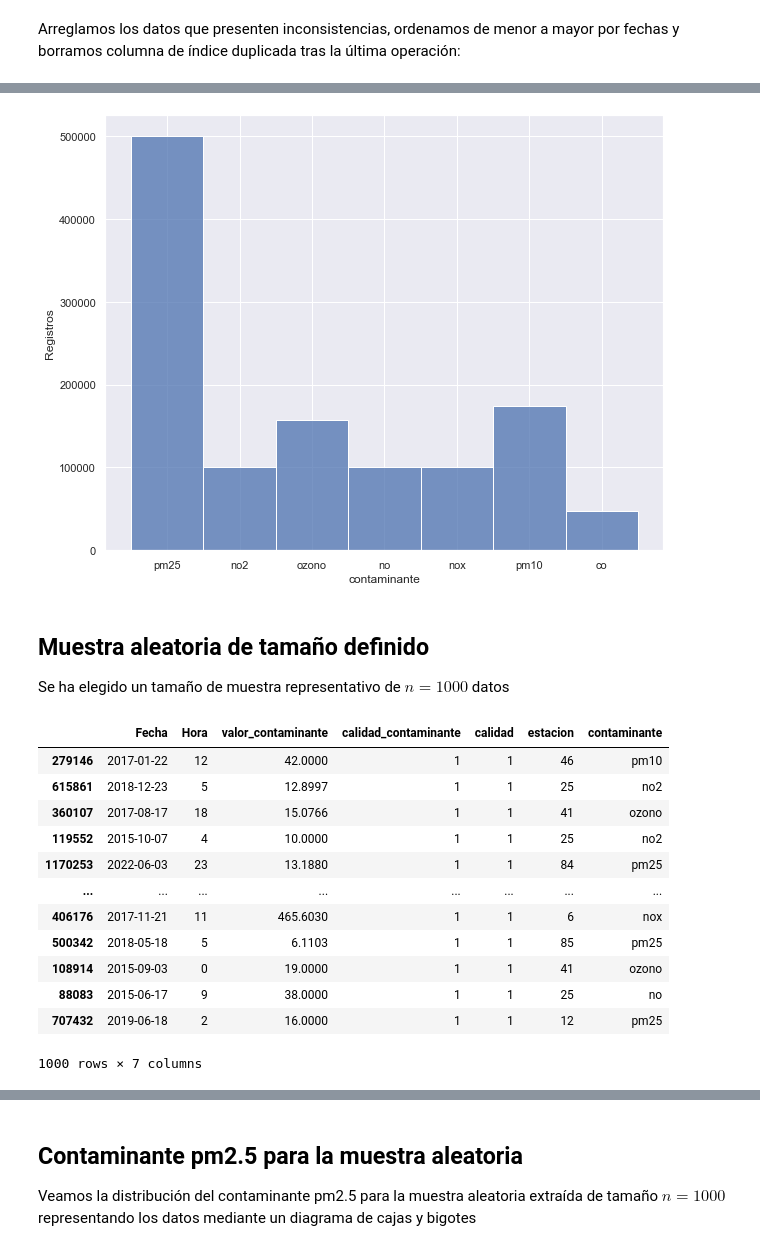
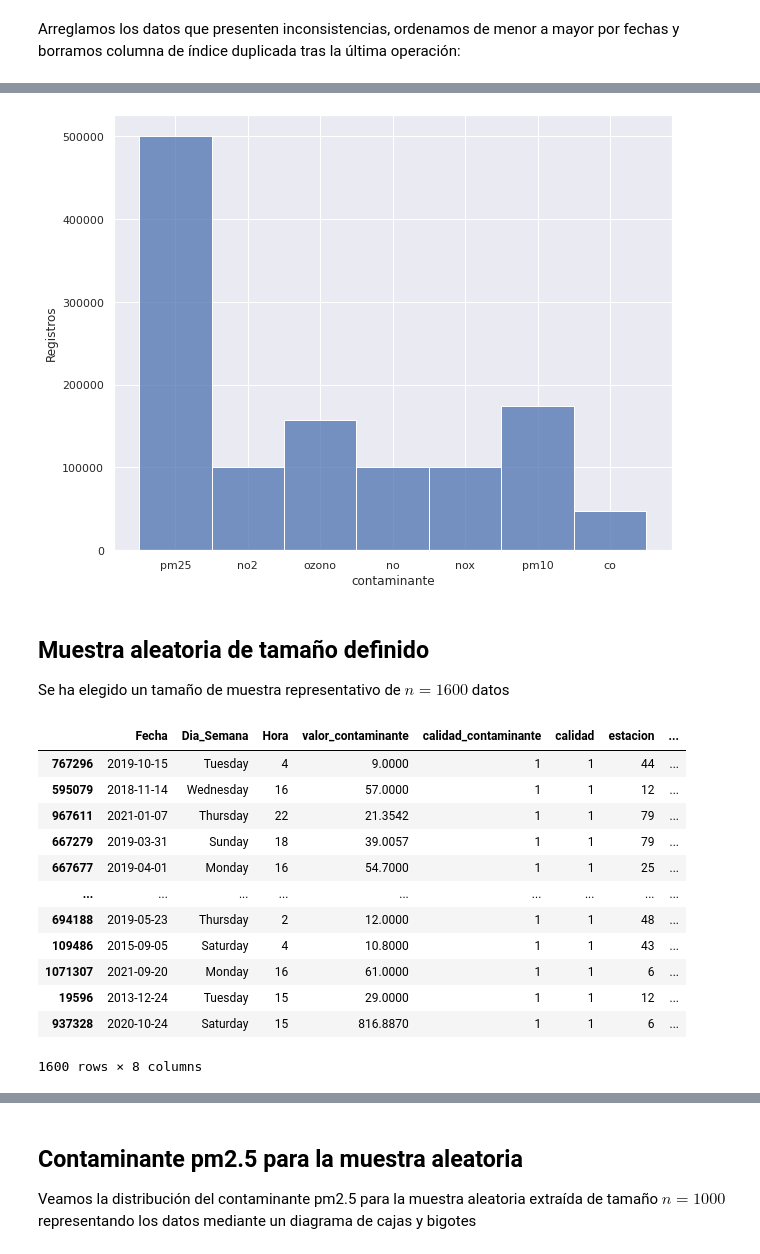
Before and after one commit to LeoUribC/CITRA_DataScience, a Jupyter notebook: Contaminantes/analisis_contaminantes.ipynb, the cells around one changed output, grey strips where cells are left out. Drawn from its saved outputs; the diff is of its cells as text; code cells hidden in the pictures.

```diff
--- a/Contaminantes/analisis_contaminantes.ipynb
+++ b/Contaminantes/analisis_contaminantes.ipynb
@@ -34,6 +36,15 @@ def ToFloat(df):
             return float(df)
     else:
         return float(df)
+
+# Funcion para extraer los dias de la semana
+def DayOfWeek(df):
+    return df.strftime('%A')
 # %%
 # Reemplazando valores en la columna a aplicar la funcion ToFloat
 datosContaminantes["valor_contaminante"] = datosContaminantes["valor_contaminante"].apply(ToFloat)
+
+# insertando los dias
+datosContaminantes.insert(1, "Dia_Semana", np.array( datosContaminantes["Fecha"].apply(DayOfWeek) ) )
+
+datosContaminantes
@@ -84,28 +109,28 @@ sns.histplot(data=datosContaminantes, x="contaminante")
 plt.ylabel('Registros')
 sns.set(rc={'figure.figsize':(10, 8)}); plt.grid(); plt.show()
 # %% [output]
-[figure, old version]
+[figure, new version]
 # %% [markdown]
 ## **Muestra aleatoria de tamaño definido**
 
-Se ha elegido un tamaño de muestra representativo de $n=1000$ datos
+Se ha elegido un tamaño de muestra representativo de $n=1600$ datos
 # %%
-muestraContaminantes = datosContaminantes.sample(n=1000)  # muestra aleatoria de tamaño 1000
+muestraContaminantes = datosContaminantes.sample(n=1600)  # muestra aleatoria de tamaño 1000
 muestraContaminantes
 # %% [output]
-|  | Fecha | Hora | valor_contaminante | calidad_contaminante | calidad | estacion | contaminante |
-| 279146 | 2017-01-22 | 12 | 42.0000 | 1 | 1 | 46 | pm10 |
-| 615861 | 2018-12-23 | 5 | 12.8997 | 1 | 1 | 25 | no2 |
-| 360107 | 2017-08-17 | 18 | 15.0766 | 1 | 1 | 41 | ozono |
-| 119552 | 2015-10-07 | 4 | 10.0000 | 1 | 1 | 25 | no2 |
-| 1170253 | 2022-06-03 | 23 | 13.1880 | 1 | 1 | 84 | pm25 |
-| ... | ... | ... | ... | ... | ... | ... | ... |
-| 406176 | 2017-11-21 | 11 | 465.6030 | 1 | 1 | 6 | nox |
-| 500342 | 2018-05-18 | 5 | 6.1103 | 1 | 1 | 85 | pm25 |
-| 108914 | 2015-09-03 | 0 | 19.0000 | 1 | 1 | 41 | ozono |
-| 88083 | 2015-06-17 | 9 | 38.0000 | 1 | 1 | 25 | no |
-| 707432 | 2019-06-18 | 2 | 16.0000 | 1 | 1 | 12 | pm25 |
+|  | Fecha | Dia_Semana | Hora | valor_contaminante | calidad_contaminante | calidad | estacion | ... |
+| 767296 | 2019-10-15 | Tuesday | 4 | 9.0000 | 1 | 1 | 44 | ... |
+| 595079 | 2018-11-14 | Wednesday | 16 | 57.0000 | 1 | 1 | 12 | ... |
+| 967611 | 2021-01-07 | Thursday | 22 | 21.3542 | 1 | 1 | 79 | ... |
+| 667279 | 2019-03-31 | Sunday | 18 | 39.0057 | 1 | 1 | 79 | ... |
+| 667677 | 2019-04-01 | Monday | 16 | 54.7000 | 1 | 1 | 25 | ... |
+| ... | ... | ... | ... | ... | ... | ... | ... | ... |
+| 694188 | 2019-05-23 | Thursday | 2 | 12.0000 | 1 | 1 | 48 | ... |
+| 109486 | 2015-09-05 | Saturday | 4 | 10.8000 | 1 | 1 | 43 | ... |
+| 1071307 | 2021-09-20 | Monday | 16 | 61.0000 | 1 | 1 | 6 | ... |
+| 19596 | 2013-12-24 | Tuesday | 15 | 29.0000 | 1 | 1 | 12 | ... |
+| 937328 | 2020-10-24 | Saturday | 15 | 816.8870 | 1 | 1 | 6 | ... |
-1000 rows × 7 columns
+1600 rows × 8 columns
 # %%
 sns.set_theme(style='dark')
 
```
Also changed, not shown: parts of 10 cells of this notebook, 1 other file.
